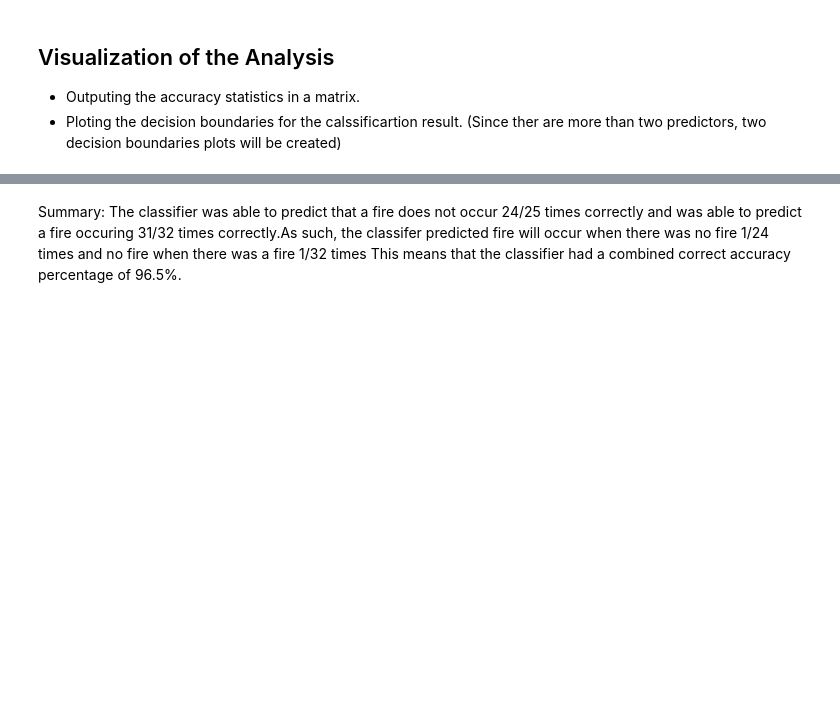
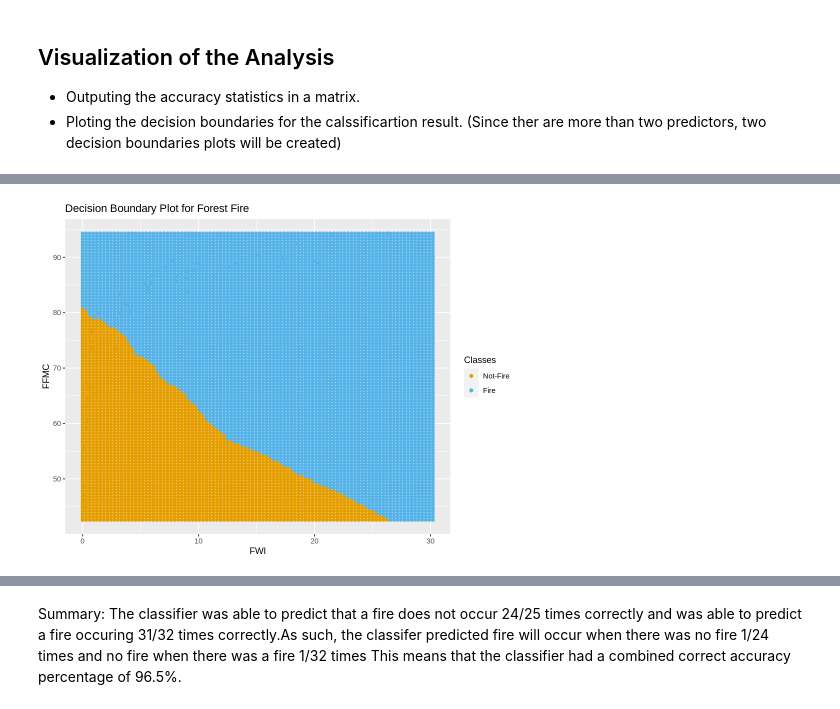
Before and after one commit to zjr-mds/Forest-Fire-Prediction, a Jupyter notebook: Proposal_Group2.ipynb, the cells around one changed output, grey strips where cells are left out. Drawn from its saved outputs; the diff is of its cells as text; code cells hidden in the pictures; blank space fills up the shorter version.

```diff
--- a/Proposal_Group2.ipynb
+++ b/Proposal_Group2.ipynb
@@ -308,0 +399,29 @@ decesion_boundary_plot
+# %%
+testing_FWI_FFMC <- select(testing, FWI, FFMC, Classes)
+
+FWI_seq <- seq(from = min(testing_FWI_FFMC$FWI, na.rm = TRUE),
+             to = max(testing_FWI_FFMC$FWI, na.rm = TRUE),
+             length.out = 100)
+FFMC_seq <- seq(from = min(testing_FWI_FFMC$FFMC, na.rm = TRUE),
+             to = max(testing_FWI_FFMC$FFMC, na.rm = TRUE),
+             length.out = 100)
+
+
+asgrid <- data.frame(expand.grid(FWI= FWI_seq, FFMC= FFMC_seq), BUI= 17.21, ISI=4.79)
+
+pred_grid <- predict(fire_fit, asgrid)
+
+prediction_table <-  bind_cols(pred_grid, asgrid) %>%
+    rename(Classes = .pred_class)
+
+cbPalette <- c("#E69F00", "#56B4E9", "#009E73", "#F0E442", "#0072B2", "#D55E00", "#CC79A7", "#999999")
+
+pred_map_plot <-  ggplot()+
+    geom_point(data= testing_FWI_FFMC, mapping= aes(x= FWI, y= FFMC, color= Classes)) +
+    geom_point(data= prediction_table, mapping=aes(x= FWI, y= FFMC, color= Classes))+
+    labs(x= "FWI", y= "FFMC", color= "Classes") +
+    scale_color_manual(labels = c("Not-Fire", "Fire"), values= cbPalette)+
+    ggtitle("Decision Boundary Plot for Forest Fire")
+pred_map_plot
+# %% [output]
+[figure, added]
```
Also changed, not shown: parts of 14 cells of this notebook.
